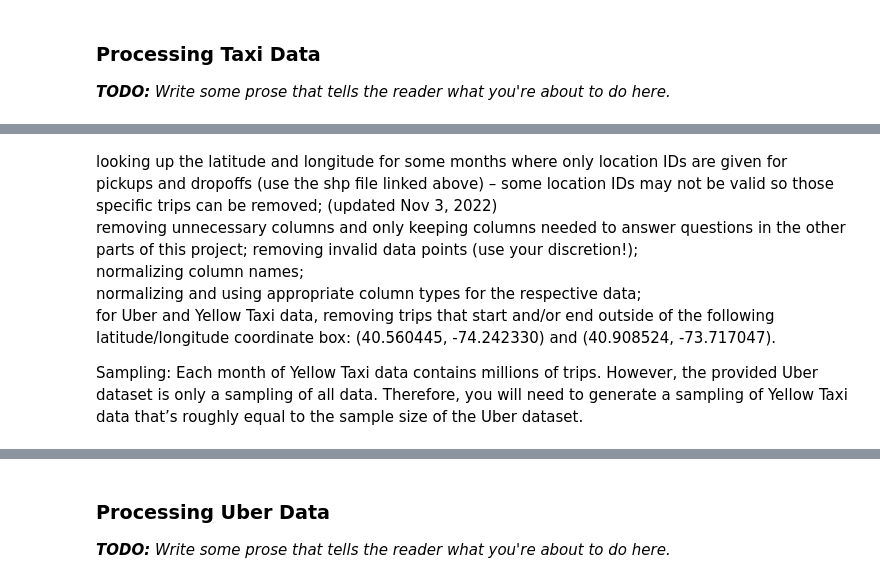
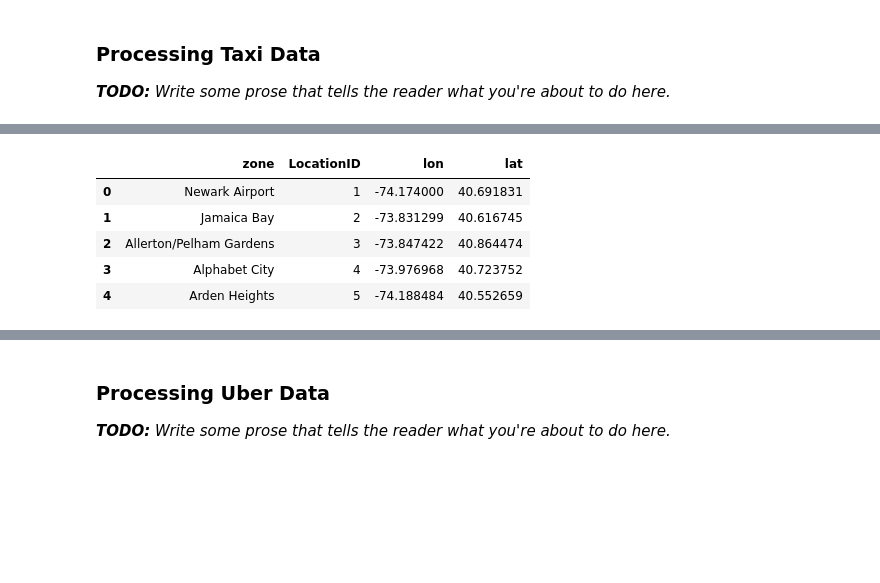
Before and after one commit to zhang-yixin912/4501_final_project, a Jupyter notebook: 4501_Final_Project.ipynb, the cells around one changed output, grey strips where cells are left out. Cells and saved outputs as stored; diff of their text form; code cells hidden in the pictures; blank space fills up the shorter version.

```diff
--- a/4501_Final_Project.ipynb
+++ b/4501_Final_Project.ipynb
@@ -129,3 +116,18 @@ zones.head()
+# %%
+# can be deleted
+zones = geopandas.read_file("taxi_zones.shp")
+zones = zones.to_crs(4326)
+zones['lon'] = zones.centroid.x
+zones['lat'] = zones.centroid.y
+zones = zones[["zone", "LocationID", "lon", "lat"]]
+zones.head()
+# %% [output]
+|  | zone | LocationID | lon | lat |
+| 0 | Newark Airport | 1 | -74.174000 | 40.691831 |
+| 1 | Jamaica Bay | 2 | -73.831299 | 40.616745 |
+| 2 | Allerton/Pelham Gardens | 3 | -73.847422 | 40.864474 |
+| 3 | Alphabet City | 4 | -73.976968 | 40.723752 |
+| 4 | Arden Heights | 5 | -74.188484 | 40.552659 |
 # %%
 def get_taxi_html():
     response = requests.get(TAXI_URL)
@@ -147,11 +146,2 @@ def get_coordinate(LocationID):
-# %% [markdown]
-looking up the latitude and longitude for some months where only location IDs are given for pickups and dropoffs (use the shp file linked above) – some location IDs may not be valid so those specific trips can be removed; (updated Nov 3, 2022)
-removing unnecessary columns and only keeping columns needed to answer questions in the other parts of this project;
-removing invalid data points (use your discretion!);
-normalizing column names;
-normalizing and using appropriate column types for the respective data;
-for Uber and Yellow Taxi data, removing trips that start and/or end outside of the following latitude/longitude coordinate box: (40.560445, -74.242330) and (40.908524, -73.717047).
-
-Sampling: Each month of Yellow Taxi data contains millions of trips. However, the provided Uber dataset is only a sampling of all data. Therefore, you will need to generate a sampling of Yellow Taxi data that’s roughly equal to the sample size of the Uber dataset.
 # %%
 def get_and_clean_month_taxi_data(url):
```
Also changed, not shown: parts of 57 cells of this notebook.
